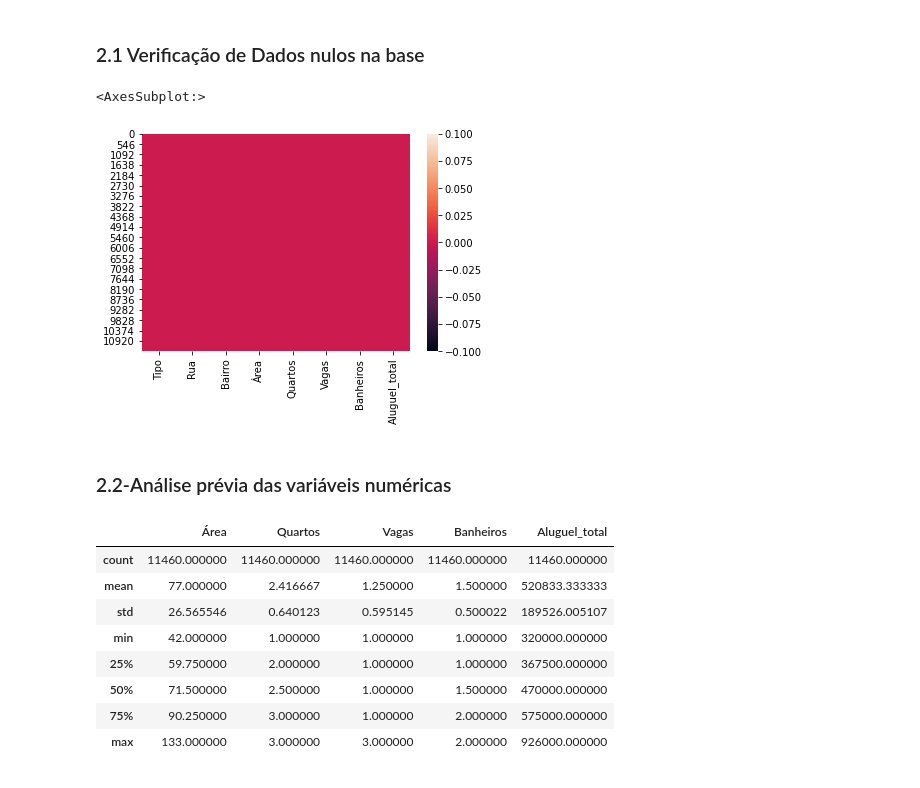
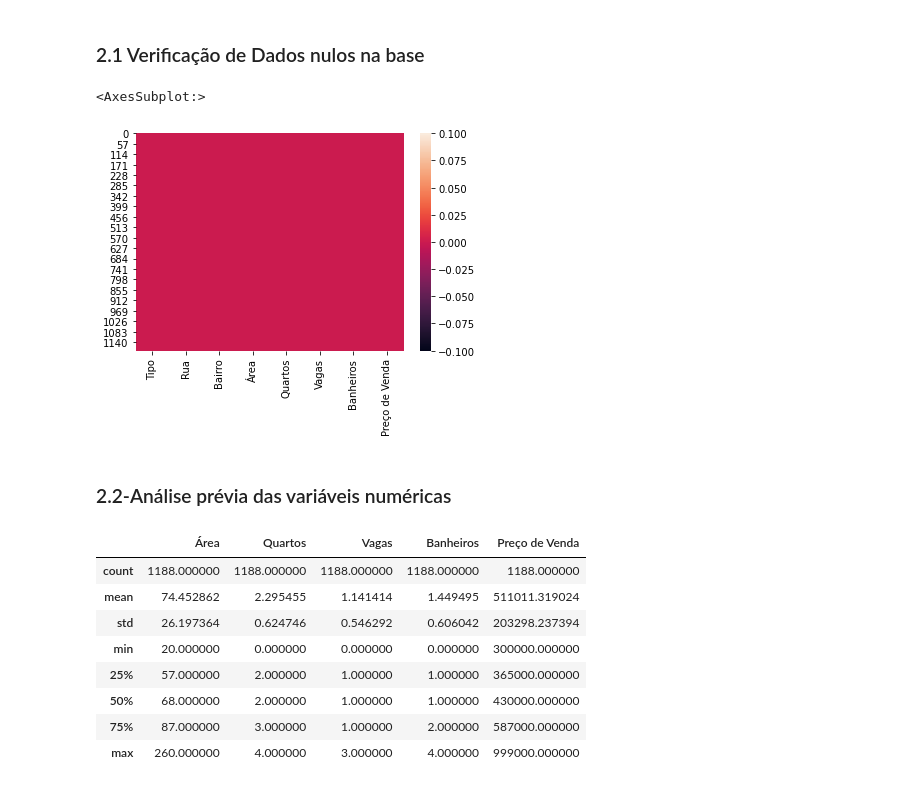
Before and after one commit to gabri190/Projeto-Quinto-Andar, a Jupyter notebook: Projeto Eletiva-Lello Imoveis.ipynb, the cells around one changed output. Cells and saved outputs as stored; diff of their text form; code cells hidden in the pictures.

```diff
--- a/Projeto Eletiva-Lello Imoveis.ipynb
+++ b/Projeto Eletiva-Lello Imoveis.ipynb
@@ -119,8 +119,7 @@ print(len(lista_total)) #lista_total tem uma lista com os 12 elementos
 # 1.3.7-Pegando todas as páginas de apartamentos
 # %%
 lista_total = []
-for i in range(1,4):
-    print(url)
+for i in range(1,100):
     url = 'https://www.lelloimoveis.com.br/venda/residencial/{}-pagina/'.format(i)
     resposta = requests.get(url = url, headers=headers)
     soup = BeautifulSoup(resposta.content, 'html.parser')
@@ -163,10 +156,19 @@ def data(lista):
         bairro=ap.find('span',attrs={'class': "card-text-neighborhood mt-1 text-truncate"}).text.split(',')[0]
         lista_bairro.append(bairro)
         #area do ap
-        area=int(ap.find('span',attrs={'class': "tagItemstyle__TagValue-sc-13sggff-3 edPntf"}).text.split("m²")[0])
+        area=ap.find('span',attrs={'class': "tagItemstyle__TagValue-sc-13sggff-3 edPntf"})
+        if area==None:
+            area=0
+        else:
+            area=int(ap.find('span',attrs={'class': "tagItemstyle__TagValue-sc-13sggff-3 edPntf"}).text.split("m²")[0])
         lista_area.append(area)
+
         #numero de quartos
-        quartos=int(ap.find('span',attrs={'class': "tagItemstyle__ComplementValue-sc-13sggff-4 hERajv ml-0"}).text.split(" ")[0])
+        quartos=ap.find('span',attrs={'class': "tagItemstyle__ComplementValue-sc-13sggff-4 hERajv ml-0"})
+        if quartos==None:
+            quartos=0
+        else:
+            quartos=int(ap.find('span',attrs={'class': "tagItemstyle__ComplementValue-sc-13sggff-4 hERajv ml-0"}).text.split(" ")[0])
         lista_quartos.append(quartos)
         #numero de vagas de carro
         vagas_carro=ap.find('span',attrs={'data-testid': "realty-parking-lot-quantity"})
@@ -175,11 +177,20 @@ def data(lista):
         else:
             vagas_carro=int(ap.find('span',attrs={'data-testid': "realty-parking-lot-quantity"}).text.split("Garagens")[0])
         lista_vagas.append(vagas_carro)
+
         #numero de banheiros
-        banheiros=int(ap.find('span',attrs={'data-testid':"realty-bathroom-quantity"}).text.split("Banheiros")[0])
+        banheiros=ap.find('span',attrs={'data-testid':"realty-bathroom-quantity"})
+        if banheiros==None:
+            banheiros=0
+        else:
+            banheiros=int(ap.find('span',attrs={'data-testid':"realty-bathroom-quantity"}).text.split("Banheiros")[0])
         lista_banheiros.append(banheiros)
         #valor do aluguel
-        aluguel=int(ap.find('p',attrs={'class':"mb-0 font-weight-bold"}).text.split("R$")[1].replace(",",""))
+        aluguel=ap.find('p',attrs={'class':"mb-0 font-weight-bold"})
+        if aluguel==None:
+            aluguel=0
+        else:
+            aluguel=int(ap.find('p',attrs={'class':"mb-0 font-weight-bold"}).text.split("R$")[1].replace(",",""))
         lista_aluguel_total.append(aluguel)
 
     df = pd.DataFrame({'Tipo': lista_tipo,
@@ -189,7 +200,7 @@ def data(lista):
                    'Quartos':lista_quartos,
                     'Vagas':lista_vagas,
                     'Banheiros':lista_banheiros,
-                   'Aluguel_total':lista_aluguel_total
+                   'Preço de Venda':lista_aluguel_total
                   })
 
     return df
@@ -245,21 +239,21 @@ new_frame
 ### 2.1 Verificação de Dados nulos na base
 # %%
 #utilização do heatmap para verificar dados nulos
-sns.heatmap(new_frame.isnull())
+sns.heatmap(frame.isnull())
 # %% [output]
 <AxesSubplot:>
-[figure, old version]
+[figure, new version]
 # %% [markdown]
 ### 2.2-Análise prévia das variáveis numéricas
 # %%
-new_frame.describe()
+frame.describe()
 # %% [output]
-|  | Área | Quartos | Vagas | Banheiros | Aluguel_total |
-| count | 11460.000000 | 11460.000000 | 11460.000000 | 11460.000000 | 11460.000000 |
-| mean | 77.000000 | 2.416667 | 1.250000 | 1.500000 | 520833.333333 |
-| std | 26.565546 | 0.640123 | 0.595145 | 0.500022 | 189526.005107 |
-| min | 42.000000 | 1.000000 | 1.000000 | 1.000000 | 320000.000000 |
-| 25% | 59.750000 | 2.000000 | 1.000000 | 1.000000 | 367500.000000 |
-| 50% | 71.500000 | 2.500000 | 1.000000 | 1.500000 | 470000.000000 |
-| 75% | 90.250000 | 3.000000 | 1.000000 | 2.000000 | 575000.000000 |
-| max | 133.000000 | 3.000000 | 3.000000 | 2.000000 | 926000.000000 |
+|  | Área | Quartos | Vagas | Banheiros | Preço de Venda |
+| count | 1188.000000 | 1188.000000 | 1188.000000 | 1188.000000 | 1188.000000 |
+| mean | 74.452862 | 2.295455 | 1.141414 | 1.449495 | 511011.319024 |
+| std | 26.197364 | 0.624746 | 0.546292 | 0.606042 | 203298.237394 |
+| min | 20.000000 | 0.000000 | 0.000000 | 0.000000 | 300000.000000 |
+| 25% | 57.000000 | 2.000000 | 1.000000 | 1.000000 | 365000.000000 |
+| 50% | 68.000000 | 2.000000 | 1.000000 | 1.000000 | 430000.000000 |
+| 75% | 87.000000 | 3.000000 | 1.000000 | 2.000000 | 587000.000000 |
+| max | 260.000000 | 4.000000 | 3.000000 | 4.000000 | 999000.000000 |
```
Also changed, not shown: parts of 5 cells of this notebook.
